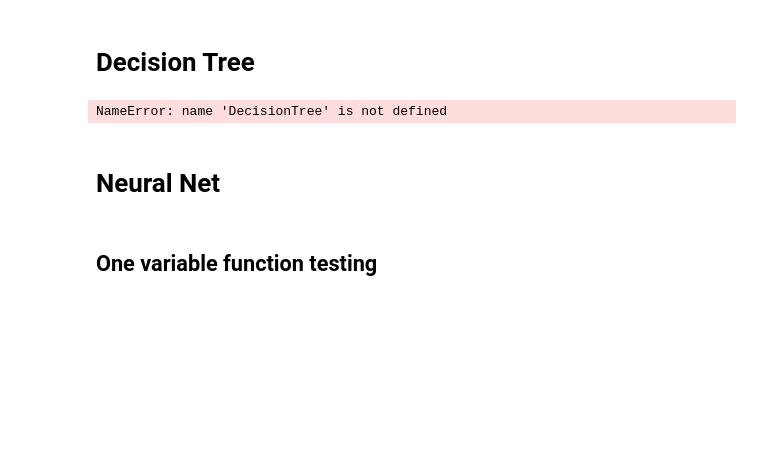
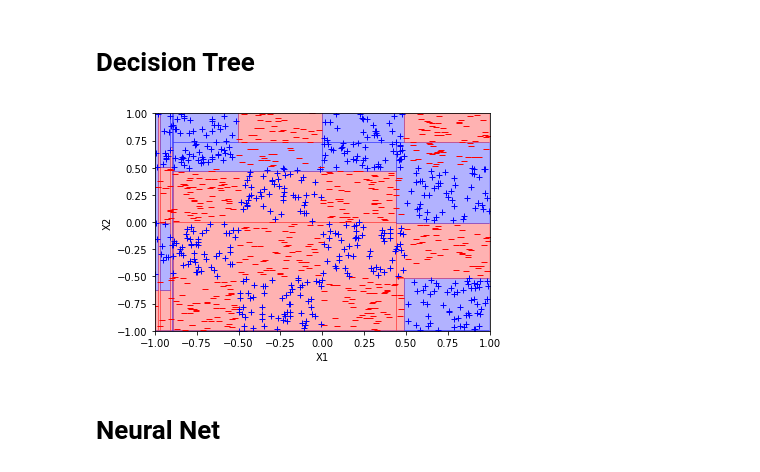
Before and after one commit to akshayyeluri/MLModels, a Jupyter notebook: demo.ipynb, the cells around one changed output. Saved outputs shown, nothing was run; the diff lists cells and outputs as text; code cells hidden in the pictures; blank space fills up the shorter version.

```diff
--- a/demo.ipynb
+++ b/demo.ipynb
@@ -72,22 +72,20 @@ combinedRun(models, 50)
 # Decision Tree
 # %%
 f1 = lambda x: (x[0] < -0.3) ^ (x[0] < 0.7)
-f2 = lambda x: (np.floor(3 * x[0]) + np.floor(3 * x[1])) % 2
+f2 = lambda x: (np.floor(2 * x[0]) + np.floor(2 * x[1])) % 2
 f3, line = u.genF(zero_one=True)
 
-X, Y = u.genData(f3, 1000, appendOnes=False)
+X, Y = u.genData(f2, 1000, appendOnes=False)
 # %%
 d = DecisionTree(10)
 d.learn(X, Y)
-# %% [output]
-NameError: name 'DecisionTree' is not defined
 # %%
 ax = plt.subplot(111)
 ax.set_xlim(-1, 1)
 ax.set_ylim(-1, 1)
-u.plotLine(*line, axis=ax);
+#u.plotLine(*line, axis=ax);
 d.quickPlot(X, Y, axis=ax)
+# %% [output]
+[figure, added]
 # %% [markdown]
 # Neural Net
-# %% [markdown]
-## One variable function testing
```
Also changed, not shown: parts of 15 cells of this notebook, 4 other files.
